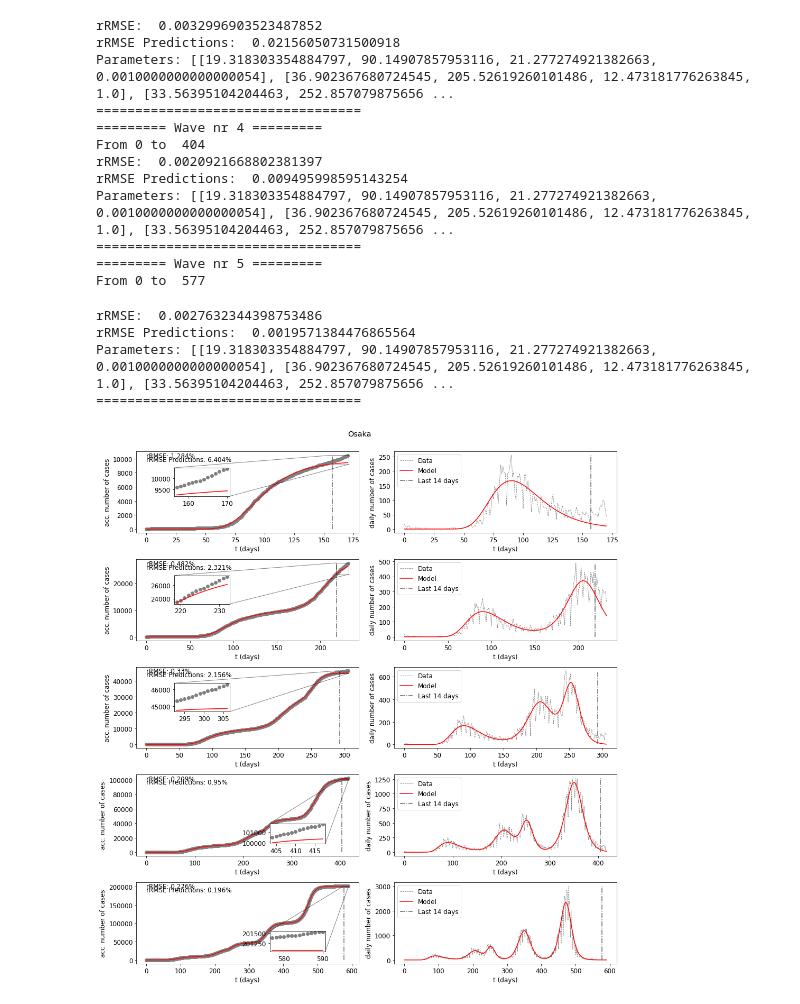
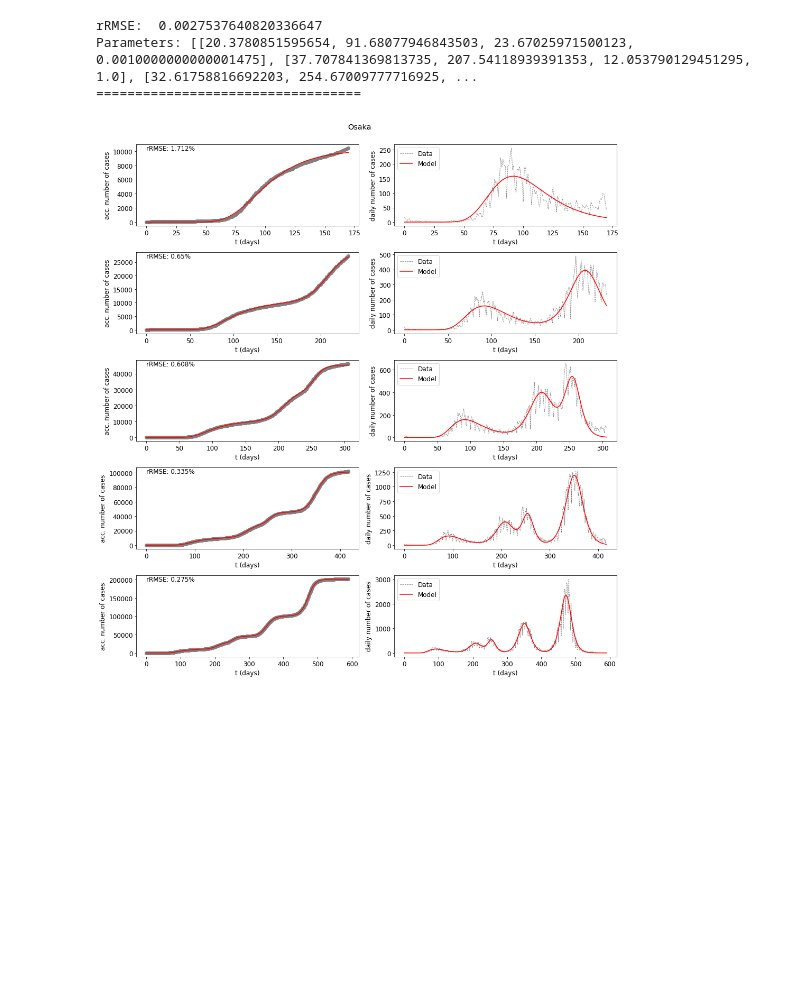
Before and after one commit to fpelogia/epid-models, a Jupyter notebook: Organizado/main.ipynb, the cells around one changed output. Cells and saved outputs as stored; diff of their text form; code cells hidden in the pictures; blank space fills up the shorter version.

```diff
--- a/Organizado/main.ipynb
+++ b/Organizado/main.ipynb
@@ -80,7 +80,7 @@ sig_params = optimize.fit_data(acc_data,
                                city_name,
                                x_nw,
                                indicator = indicator,
-                               n_weeks_pred = 2,
+                               n_weeks_pred = 0,
                                scaling_factor = scaling_factor
                             )
 # %% [output]
@@ -101,19 +104,6 @@ From 0 to  293
-rRMSE:  0.0032996903523487852
-rRMSE Predictions:  0.02156050731500918
-Parameters: [[19.318303354884797, 90.14907857953116, 21.277274921382663, 0.0010000000000000054], [36.902367680724545, 205.52619260101486, 12.473181776263845, 1.0], [33.56395104204463, 252.857079875656 ...
+rRMSE:  0.0027537640820336647
+Parameters: [[20.3780851595654, 91.68077946843503, 23.67025971500123, 0.0010000000000001475], [37.707841369813735, 207.54118939391353, 12.053790129451295, 1.0], [32.61758816692203, 254.67009777716925, ...
 ==================================
-========= Wave nr 4 =========
-From 0 to  404
-rRMSE:  0.0020921668802381397
-rRMSE Predictions:  0.009495998595143254
-Parameters: [[19.318303354884797, 90.14907857953116, 21.277274921382663, 0.0010000000000000054], [36.902367680724545, 205.52619260101486, 12.473181776263845, 1.0], [33.56395104204463, 252.857079875656 ...
-==================================
-========= Wave nr 5 =========
-From 0 to  577
-rRMSE:  0.0027632344398753486
-rRMSE Predictions:  0.0019571384476865564
-Parameters: [[19.318303354884797, 90.14907857953116, 21.277274921382663, 0.0010000000000000054], [36.902367680724545, 205.52619260101486, 12.473181776263845, 1.0], [33.56395104204463, 252.857079875656 ...
-==================================
-[figure, old version]
+[figure, new version]
 # %%
 # Save model parameters
```
Also changed, not shown: parts of 3 cells of this notebook, 5 other files.
